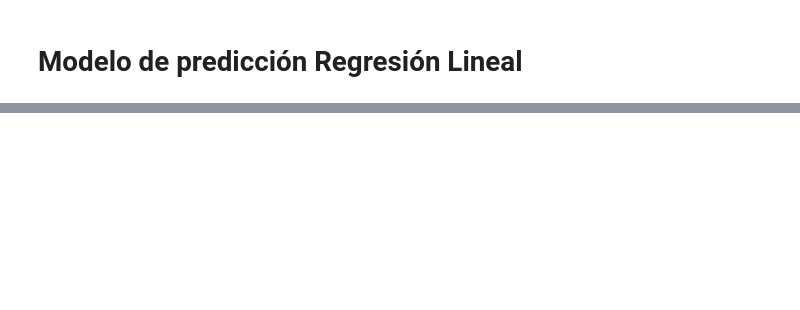
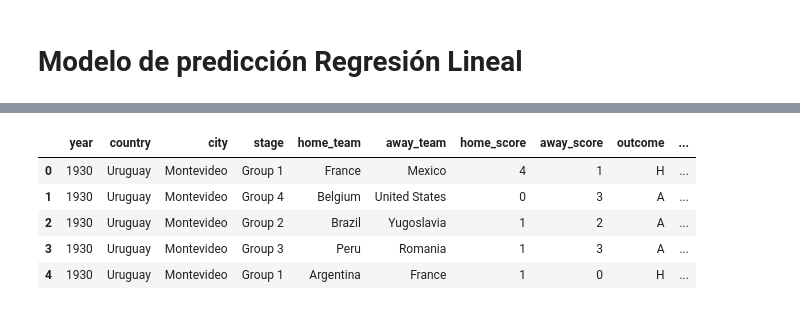
Before and after one commit to Moni-Ib/proyecto_data_analytics, a Jupyter notebook: proyecto_data_analytics/notebooks/proyecto.ipynb, the cells around one changed output, grey strips where cells are left out. Saved outputs shown, nothing was run; the diff lists cells and outputs as text; code cells hidden in the pictures; blank space fills up the shorter version.

```diff
--- a/proyecto_data_analytics/notebooks/proyecto.ipynb
+++ b/proyecto_data_analytics/notebooks/proyecto.ipynb
@@ -309,0 +317,11 @@ df
+# %%
+df.loc[df['home_team'] == 'Mexico', 'score_mexico'] = df.loc[df['home_team'] == 'Mexico', 'home_score']
+df.loc[df['away_team'] == 'Mexico', 'score_mexico'] = df.loc[df['away_team'] == 'Mexico', 'away_score']
+df.head()
+# %% [output]
+|  | year | country | city | stage | home_team | away_team | home_score | away_score | outcome | ... |
+| 0 | 1930 | Uruguay | Montevideo | Group 1 | France | Mexico | 4 | 1 | H | ... |
+| 1 | 1930 | Uruguay | Montevideo | Group 4 | Belgium | United States | 0 | 3 | A | ... |
+| 2 | 1930 | Uruguay | Montevideo | Group 2 | Brazil | Yugoslavia | 1 | 2 | A | ... |
+| 3 | 1930 | Uruguay | Montevideo | Group 3 | Peru | Romania | 1 | 3 | A | ... |
+| 4 | 1930 | Uruguay | Montevideo | Group 1 | Argentina | France | 1 | 0 | H | ... |
```
Also changed, not shown: parts of 23 cells of this notebook, 2 other files.
